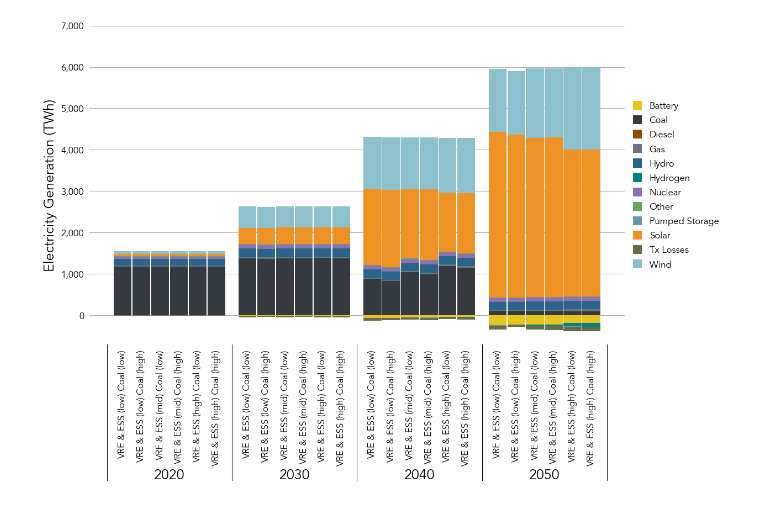
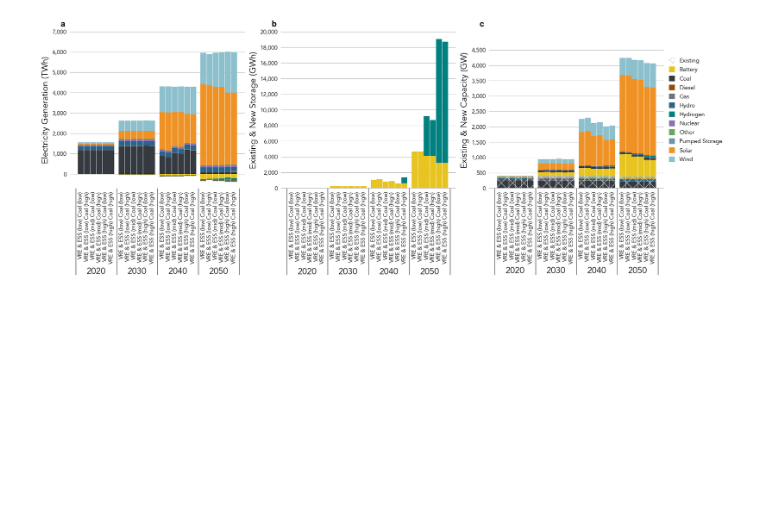
Before and after one commit to cetlab-ucsb/gridpath_india_viz, a Jupyter notebook: software/system_level-bar_plots.ipynb, the cells around one changed output. Cells and saved outputs as stored; diff of their text form; code cells hidden in the pictures; blank space fills up the shorter version.

Commit message:
final bar and line plots

```diff
--- a/software/system_level-bar_plots.ipynb
+++ b/software/system_level-bar_plots.ipynb
@@ -414,11 +670,16 @@ def _plot_new_and_existing_storage(ax, df_, scens_label_, tech_label_,
 # %%
-fig = plt.figure(figsize = (12.5, 10))
+dispatch_ = _load_dispatch(scen_labels_)
+grouped_dispatch_ = _group_dispatch_technologies(dispatch_, tech_labels_)
+
+fig = plt.figure(figsize = (12.5, 7.5))
 _ax = plt.subplot(111)
 
-_plot_new_and_existing_storage(_ax, grouped_capacity_, scen_labels_, tech_labels_,
-                               units_label = 'Existing & New Storage (GWh)')
+# Enter a title of your choice between the quotation marks ('') under title = ''.
+_plot_dispatch(_ax, grouped_dispatch_, scen_labels_, tech_labels_,
+               units_label  = r'Electricity Generation (TWh)')
 
-plt.savefig(path_to_images + r'/group_installed_mwh.png', bbox_inches = 'tight',
-                                                          dpi         = 600)
+plt.savefig(path_to_images + r'/group_electricity_generation.png', bbox_inches = 'tight',
+                                                                   dpi         = 600)
+
 plt.show()
 # %% [output]
@@ -678,14 +693,39 @@ def _plot_dispatch(ax, df_, scens_label_, tech_label_,
-# %%
-fig = plt.figure(figsize = (12.5, 7.5))
-_ax = plt.subplot(111)
-
-# Enter a title of your choice between the quotation marks ('') under title = ''.
-_plot_dispatch(_ax, grouped_dispatch_, scen_labels_, tech_labels_,
-               units_label  = r'Electricity Generation (TWh)')
-
-plt.savefig(path_to_images + r'/group_electricity_generation.png', bbox_inches = 'tight',
-                                                                   dpi         = 600)
-
-plt.show()
-# %% [output]
-[figure, removed]
+# %%
+fig, _ax = plt.subplot_mosaic([['a', 'b', 'c']], layout      = 'constrained',
+                                                 figsize     = (20, 7.5),
+                                                 gridspec_kw = {'width_ratios': [1, 1, 1]})
+
+for label, ax in _ax.items():
+    ax.text(0.0, 1.0, label, transform = (ax.transAxes + ScaledTranslation(-20/72, +7/72, fig.dpi_scale_trans)),
+                             fontsize  = 'xx-large',
+                             weight    = "bold",
+                             va        = 'bottom',
+                             family    = 'Arial')
+
+_plot_dispatch(_ax['a'], grouped_dispatch_, scen_labels_, tech_labels_,
+               units_label  = r'Electricity Generation (TWh)',
+               legend       = False,
+               y_period_loc = -4800.,
+               y_grid_inc   = 1000,
+               div_line_len = 0.55)
+
+_plot_new_and_existing_storage(_ax['b'], grouped_capacity_, scen_labels_, tech_labels_,
+                               units_label  = 'Existing & New Storage (GWh)',
+                               legend       = False,
+                               y_period_loc = -10750.,
+                               y_grid_inc   = 2000,
+                               div_line_len = 0.55)
+
+_plot_new_and_existing_capacity(_ax['c'], grouped_capacity_, scen_labels_, tech_labels_,
+                                units_label  = 'Existing & New Capacity (GW)',
+                                legend       = True,
+                                y_period_loc = -2700.,
+                                y_grid_inc   = 500,
+                                div_line_len = 0.55)
+
+plt.savefig(path_to_images + '/bar_plots.png', bbox_inches = 'tight',
+                                               dpi         = 300)
+
+plt.show()
+# %% [output]
+[figure, added]
```
Also changed, not shown: parts of 9 cells of this notebook.
